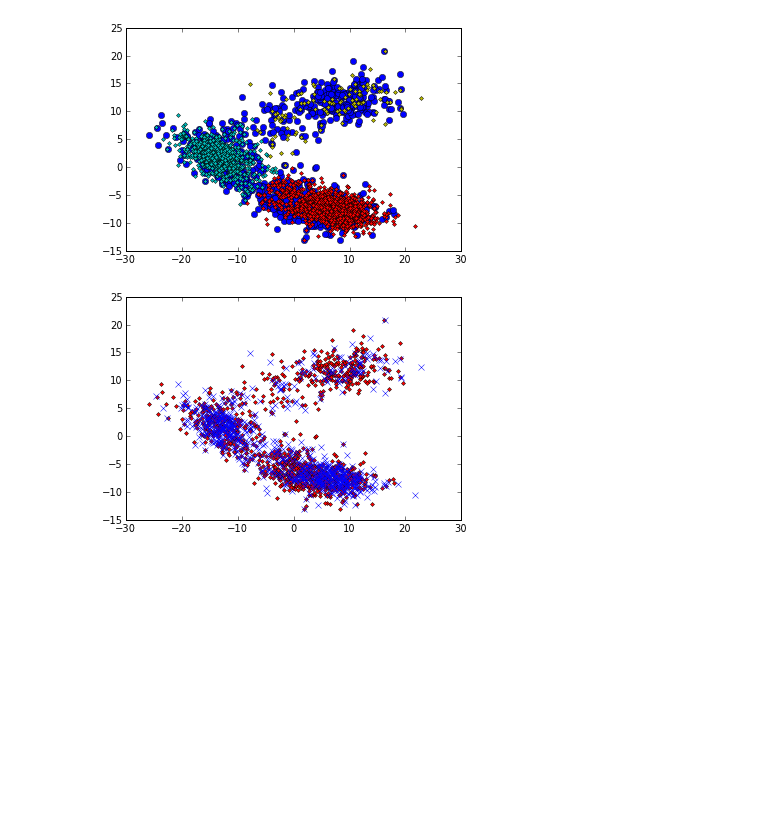
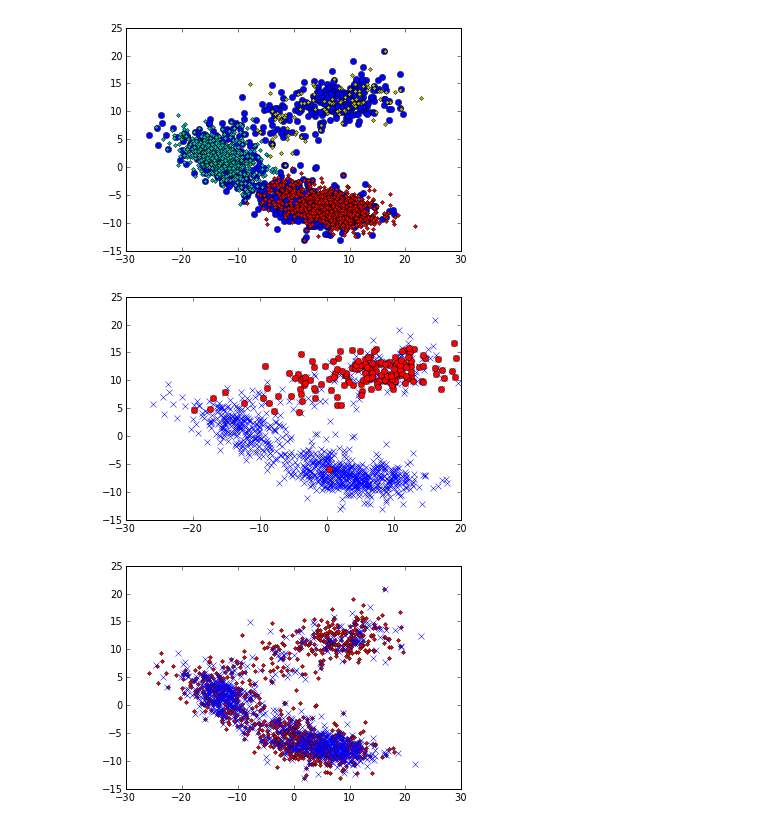
Before and after one commit to theoryno3/khmer, a Jupyter notebook: signature-rc.ipynb, the cells around one changed output. Cells and saved outputs as stored; diff of their text form; code cells hidden in the pictures; blank space fills up the shorter version.

```diff
--- a/signature-rc.ipynb
+++ b/signature-rc.ipynb
@@ -74,6 +74,17 @@ ax.plot(sA_groups0205_g3_pca[:,0], sA_groups0205_g3_pca[:,1], 'y.')
 plt.show()
 # %% [output]
 [figure]
+# %%
+matches = numpy.loadtxt('qp2-rc/blast-matches.fa.sig')
+matches_pca = project(matches, sA_contigs0205)
+# %%
+fig = plt.figure()
+ax = fig.add_subplot(111)
+ax.plot(sA_contigs0205_pca[:,0], sA_contigs0205_pca[:,1], 'bx')
+ax.plot(matches_pca[:,0], matches_pca[:,1], 'ro')
+plt.show()
+# %% [output]
+[figure, added]
 # %%
 # this is QP's assembly of QP's diginorm + filter-below-abund
 below_0206 = numpy.loadtxt('qp2-rc/0206_below.sig')
```
Also changed, not shown: 1 other file.
